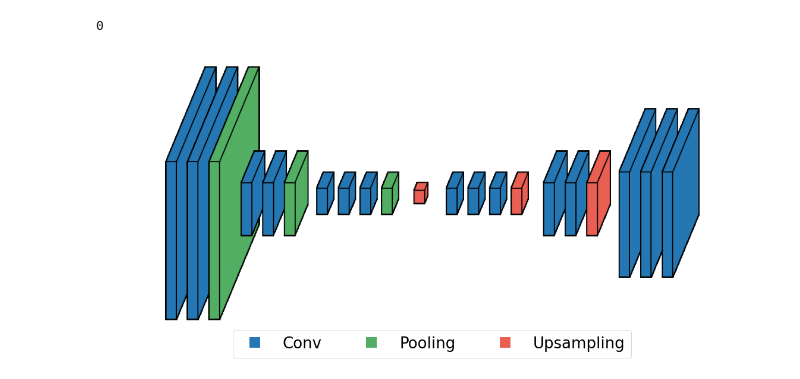
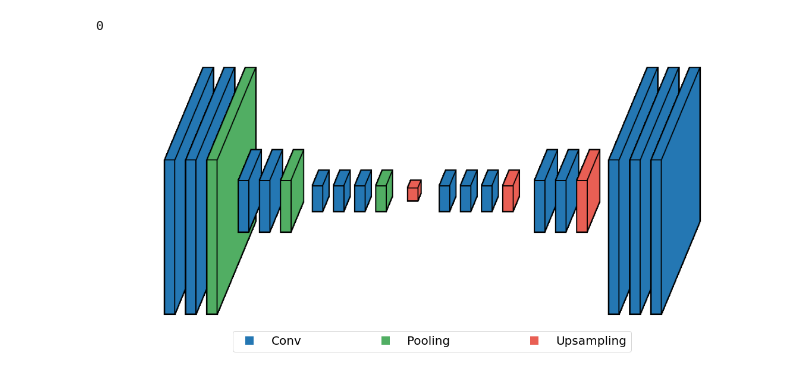
Before and after one commit to MerkulovDaniil/nn_visualization, a Jupyter notebook: neural_architecture/demo.ipynb, the cells around one changed output. Cells and saved outputs as stored; diff of their text form; code cells hidden in the pictures.

```diff
--- a/neural_architecture/demo.ipynb
+++ b/neural_architecture/demo.ipynb
@@ -65,6 +66,7 @@ nn.add(Conv2D())
 nn.add(Conv2D())
 nn.add(Conv2D())
 nn.add(Pooling(pool_size=2))
+# nn.add(DenseLayer(num_units = 10))
 
 # Decoder
 nn.add(Upsampling(factor=2))
@@ -76,17 +78,17 @@ nn.add(Upsampling(factor=2))
 nn.add(Conv2D())
 nn.add(Conv2D())
 
-nn.add(Upsampling(factor=2))
+nn.add(Upsampling(factor=3))
 nn.add(Conv2D())
 nn.add(Conv2D())
 
 nn.add(Conv2D())
 # %%
 nn.compile()
-nn.add_legend(bbox_to_anchor=(0.2, -0.1, 0.6, 0.1), fontsize=26)
-nn.draw(save=True, save_path='content.svg')
+nn.add_legend(bbox_to_anchor=(0.2, -0.1, 0.6, 0.1), fontsize=20)
+nn.draw(save=True, save_path='autoencoder.svg')
 # %% [output]
-[figure, old version]
+[figure, new version]
 # %%
 # Ideal workflow
 import torch
```
Also changed, not shown: parts of 11 cells of this notebook.
